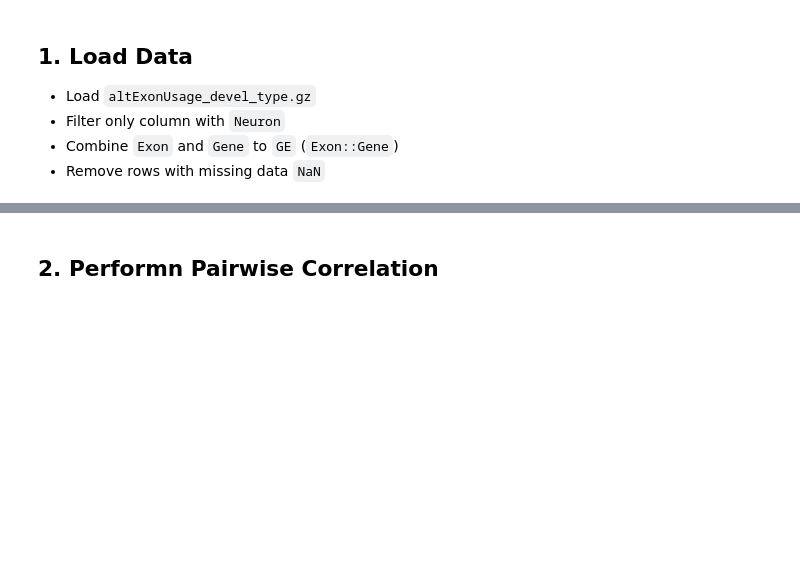
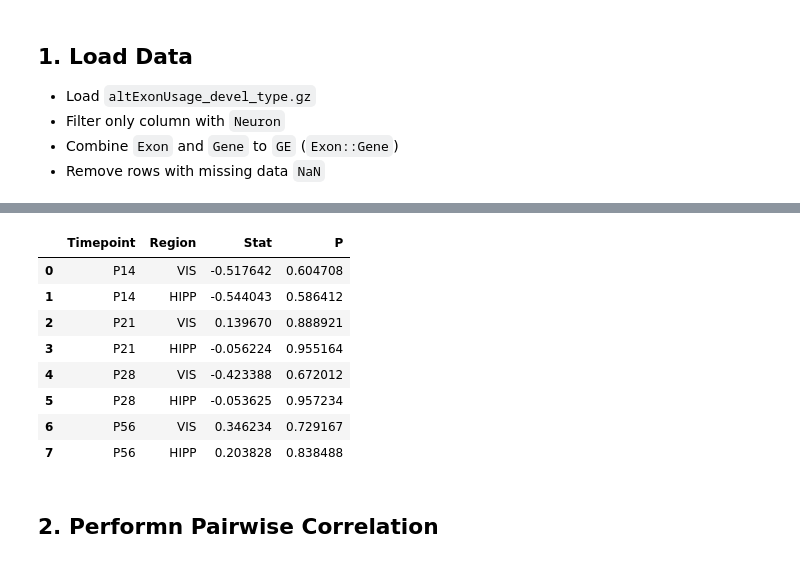
Before and after one commit to aimeenhile/fall25-csc-bioinf, a Jupyter notebook: final-project/src/exon_inclusion/analysis.ipynb, the cells around one changed output, grey strips where cells are left out. Cells and saved outputs as stored; diff of their text form; code cells hidden in the pictures; blank space fills up the shorter version.

```diff
--- a/final-project/src/exon_inclusion/analysis.ipynb
+++ b/final-project/src/exon_inclusion/analysis.ipynb
@@ -59,6 +76,45 @@ type_neurons.head(10)
 | chr1_121307140_121307306_-::ENSMU... | 0.896359 | 0.914286 | 0.814554 | 0.857143 | ... |
 | chr1_133004654_133004721_-::ENSMU... | 0.994475 | 0.804348 | 0.975676 | 0.857143 | ... |
 | chr1_30862987_30863255_-::ENSMUSG... | 0.275269 | 0.333333 | 0.251934 | 0.365854 | ... |
+# %%
+from scipy.stats import ranksums
+
+def preprocess(df: pd.DataFrame) -> pd.DataFrame:
+    """Rename columns: 'Hippocampus' → 'HIPP', 'VisCortex' → 'VIS', remove 'Neuron'."""
+    df = df.copy()
+    df.columns = (
+        df.columns
+        .str.replace("Neuron", "", regex=False)
+        .str.replace("Hippocampus", "HIPP", regex=False)
+        .str.replace("VisCortex", "VIS", regex=False)
+    )
+    return df
+
+timepoints = ["P14", "P21", "P28", "P56"]
+
+results = []
+
+type_neurons_df = preprocess(type_neurons)
+
+for tp in timepoints:
+    for reg in regions:
+        excite = type_neurons_df[f"{tp}_{reg}_Excite"].values
+        inhib = type_neurons_df[f"{tp}_{reg}_Inhib"].values
+        stat, p = ranksums(excite, inhib)
+        results.append({"Timepoint": tp, "Region": reg, "Stat": stat, "P": p})
+
+results_df = pd.DataFrame(results)
+results_df
+# %% [output]
+|  | Timepoint | Region | Stat | P |
+| 0 | P14 | VIS | -0.517642 | 0.604708 |
+| 1 | P14 | HIPP | -0.544043 | 0.586412 |
+| 2 | P21 | VIS | 0.139670 | 0.888921 |
+| 3 | P21 | HIPP | -0.056224 | 0.955164 |
+| 4 | P28 | VIS | -0.423388 | 0.672012 |
+| 5 | P28 | HIPP | -0.053625 | 0.957234 |
+| 6 | P56 | VIS | 0.346234 | 0.729167 |
+| 7 | P56 | HIPP | 0.203828 | 0.838488 |
 # %% [markdown]
 ## 2. Performn Pairwise Correlation
 # %% [markdown]
```
Also changed, not shown: parts of 3 cells of this notebook.
